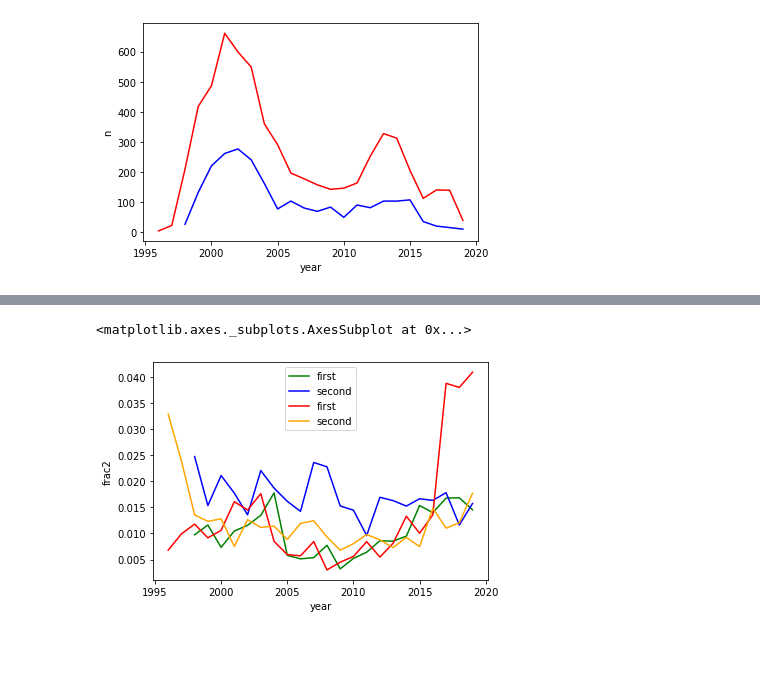
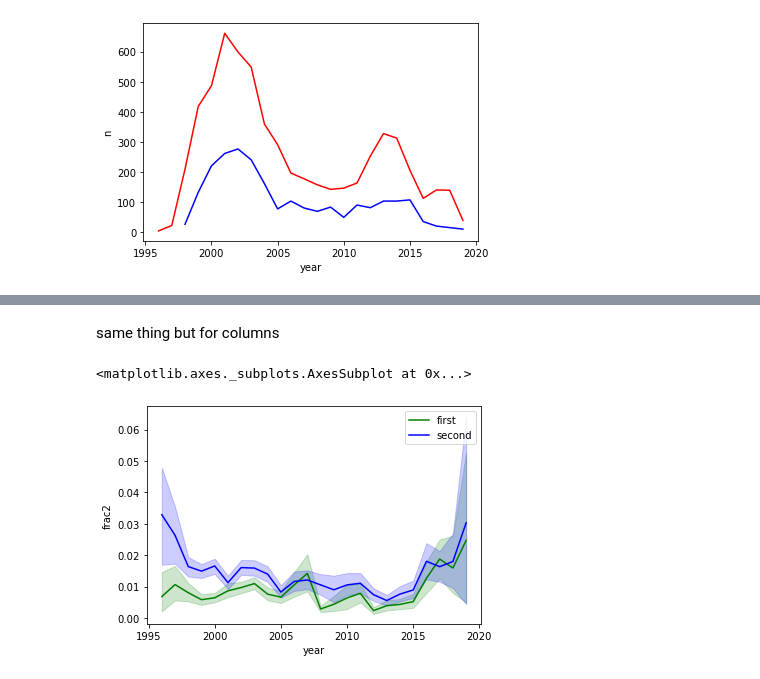
Before and after one commit to crboothb/sciencemag-careers-analysis, a Jupyter notebook: scripts/pronoun_fracs.ipynb, the cells around one changed output, grey strips where cells are left out. Drawn from its saved outputs; the diff is of its cells as text; code cells hidden in the pictures; blank space fills up the shorter version.

Commit message:
column experiment for fractions

```diff
--- a/scripts/pronoun_fracs.ipynb
+++ b/scripts/pronoun_fracs.ipynb
@@ -39,6 +39,8 @@ advice_df = imp.init_df(full_advice, "full", advice=True)
 advice_df = advice_df[advice_df["year"]<2020]
 full_df = imp.init_df(full_filename, "full")
 full_df = full_df[full_df["year"]<2020]
+full_df["advice"] = ["yes" if "advice" in x else "no" for x in full_df["tags"]]
+advice_tag_df = full_df[full_df.advice=="yes"]
 
 print("done")
 # %% [output]
@@ -108,8 +148,28 @@ sns.lineplot(x = "year", y = "frac2", color = "orange", label="second", data=ful
+# %% [markdown]
+same thing but for columns
 # %%
-sns.lineplot(x = "year", y = "frac1", color = "green", label="first", data=counts_plot_df)
-sns.lineplot(x = "year", y = "frac2", color = "blue", label="second", data=counts_plot_df)
-sns.lineplot(x = "year", y = "frac1", color = "red", label="first", data=full_counts_plot_df)
-sns.lineplot(x = "year", y = "frac2", color = "orange", label="second", data=full_counts_plot_df)
+column_df = full_df[full_df.column2=="yes"]
+not_column_df = full_df[full_df.column2=="no"]
+
+counts1_df = clh.pronouns(column_df)
+counts2_df = clh.pronouns(not_column_df)
+
+
+counts1_df["frac1"] = counts1_df["first"]/counts1_df["wc"]
+counts1_df["frac2"] = counts1_df["second"]/counts1_df["wc"]
+counts2_df["frac1"] = counts2_df["first"]/counts2_df["wc"]
+counts2_df["frac2"] = counts2_df["second"]/counts2_df["wc"]
+
+counts1_plot_df = counts1_df.groupby("year").mean()
+counts2_plot_df = counts2_df.groupby("year").mean()
+
+counts1_plot_df = counts1_plot_df.reset_index()
+counts2_plot_df = counts2_plot_df.reset_index()
+
+sns.lineplot(x = "year", y = "frac1", color = "green", label="first", data=counts1_df)
+sns.lineplot(x = "year", y = "frac2", color = "blue", label="second", data=counts1_df)
+# sns.lineplot(x = "year", y = "frac1", color = "red", label="first", data=counts2_df)
+# sns.lineplot(x = "year", y = "frac2", color = "orange", label="second", data=counts2_df)
 # %% [output]
 <matplotlib.axes._subplots.AxesSubplot at 0x...>
-[figure, old version]
+[figure, new version]
```
Also changed, not shown: parts of 11 cells of this notebook.
